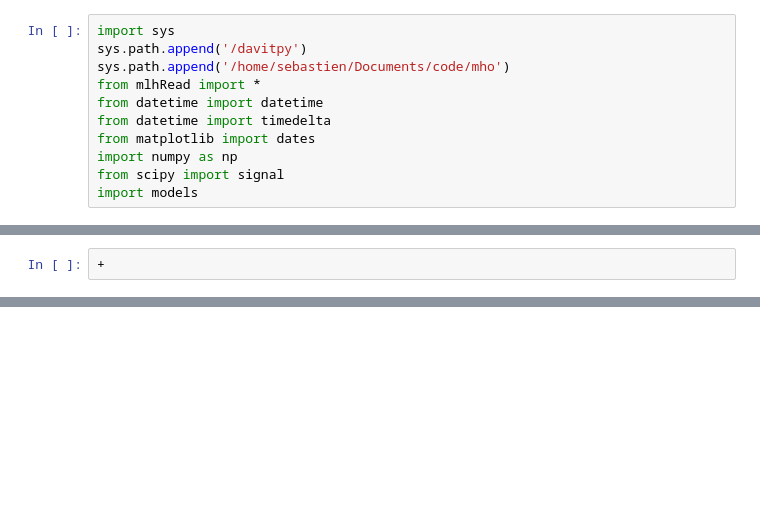
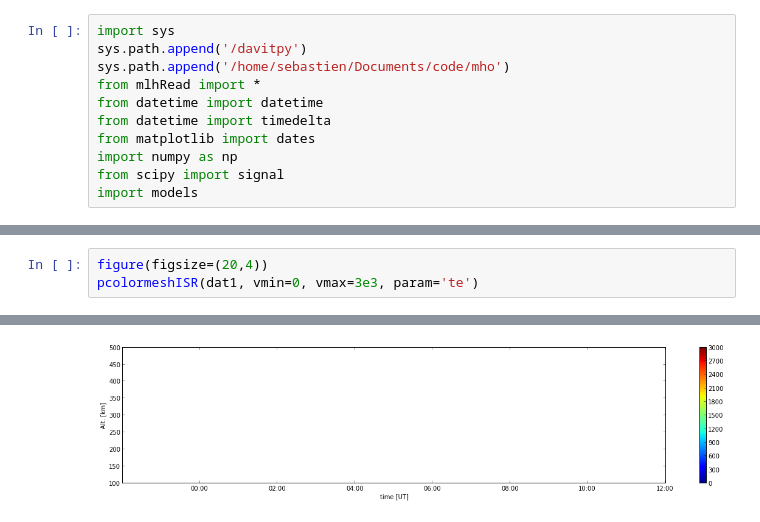
Before and after one commit to sdelarquier/code, a Jupyter notebook: notebooks/res_GDI.ipynb, the cells around one changed output, grey strips where cells are left out. Cells and saved outputs as stored; diff of their text form; blank space fills up the shorter version.

```diff
--- a/notebooks/res_GDI.ipynb
+++ b/notebooks/res_GDI.ipynb
@@ -74,2 +65,4 @@ array([ 10.146,  10.337,  10.194,   9.977,  10.07 ,   9.914,   9.922,
-# %%
-+
+# %%
+figure(figsize=(20,4))
+pcolormeshISR(dat1, vmin=0, vmax=3e3, param='te')
+# %% [output]
@@ -75,0 +70 @@ array([ 10.146,  10.337,  10.194,   9.977,  10.07 ,   9.914,   9.922,
+[figure, added]
```
Also changed, not shown: parts of 8 cells of this notebook, 13 other files.
